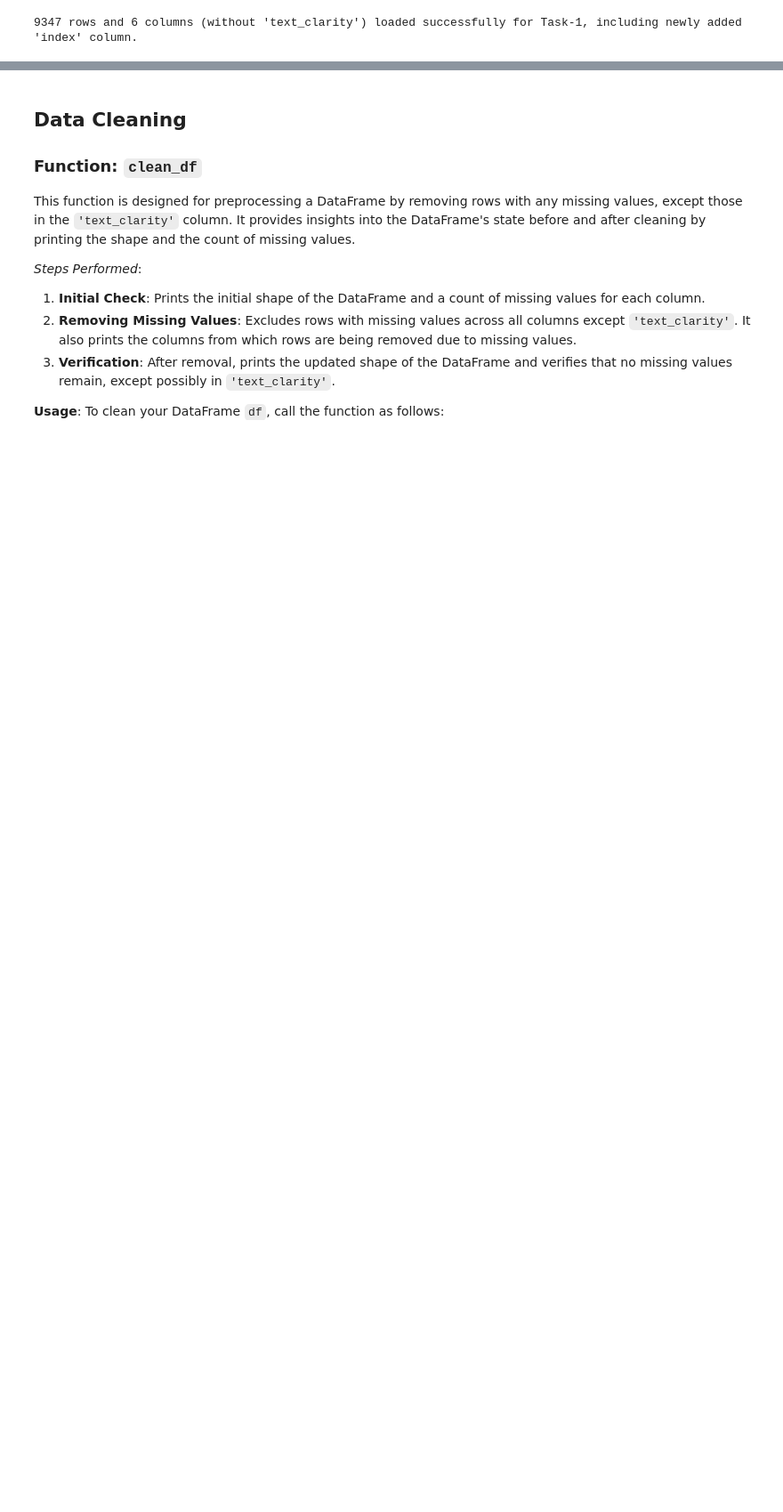
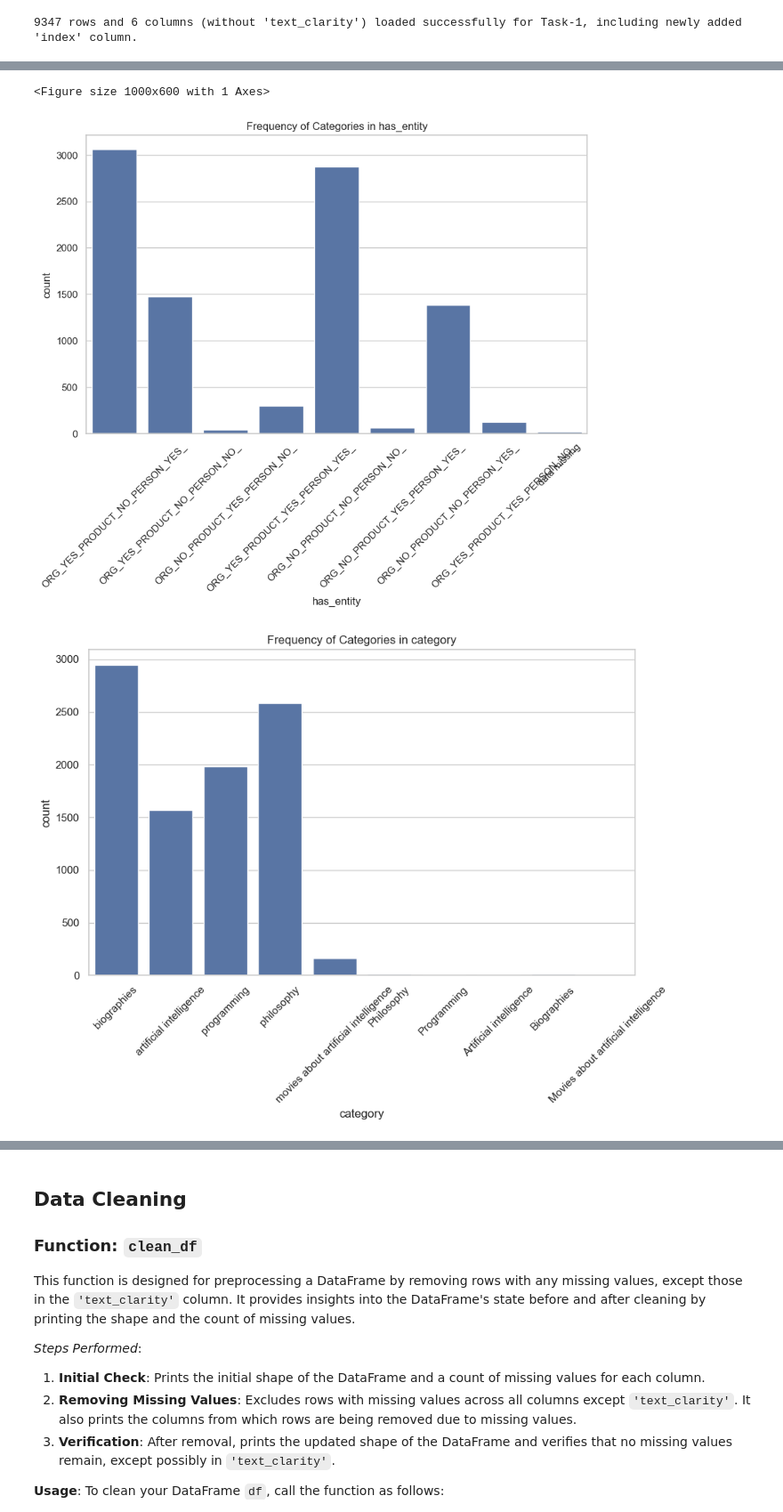
Before and after one commit to muhammedazhar/MSc-DataScience, a Jupyter notebook: COMP1804-AML/Coursework/Solutions/code_comp1804.ipynb, the cells around one changed output, grey strips where cells are left out. Shown: that part at 89% size. Drawn from its saved outputs; the diff is of its cells as text; code cells hidden in the pictures; blank space fills up the shorter version.

```diff
--- a/COMP1804-AML/Coursework/Solutions/code_comp1804.ipynb
+++ b/COMP1804-AML/Coursework/Solutions/code_comp1804.ipynb
@@ -267,0 +326,11 @@ task_name = 'Task-1'
+# %%
+cat_columns = df1.select_dtypes(include='object').columns
+
+for col in cat_columns:
+    if col != 'index':
+        plt.figure(figsize=(10, 6))
+        sns.countplot(x=col, data=df1)
+        plt.title(f'Frequency of Categories in {col}')
+        plt.xticks(rotation=45)
+        plt.show()
+# %% [output]
@@ -267,0 +341,3 @@ task_name = 'Task-1'
+<Figure size 1000x600 with 1 Axes>
+[figure, added]
+[figure, added]
```
Also changed, not shown: parts of 4 cells of this notebook.
